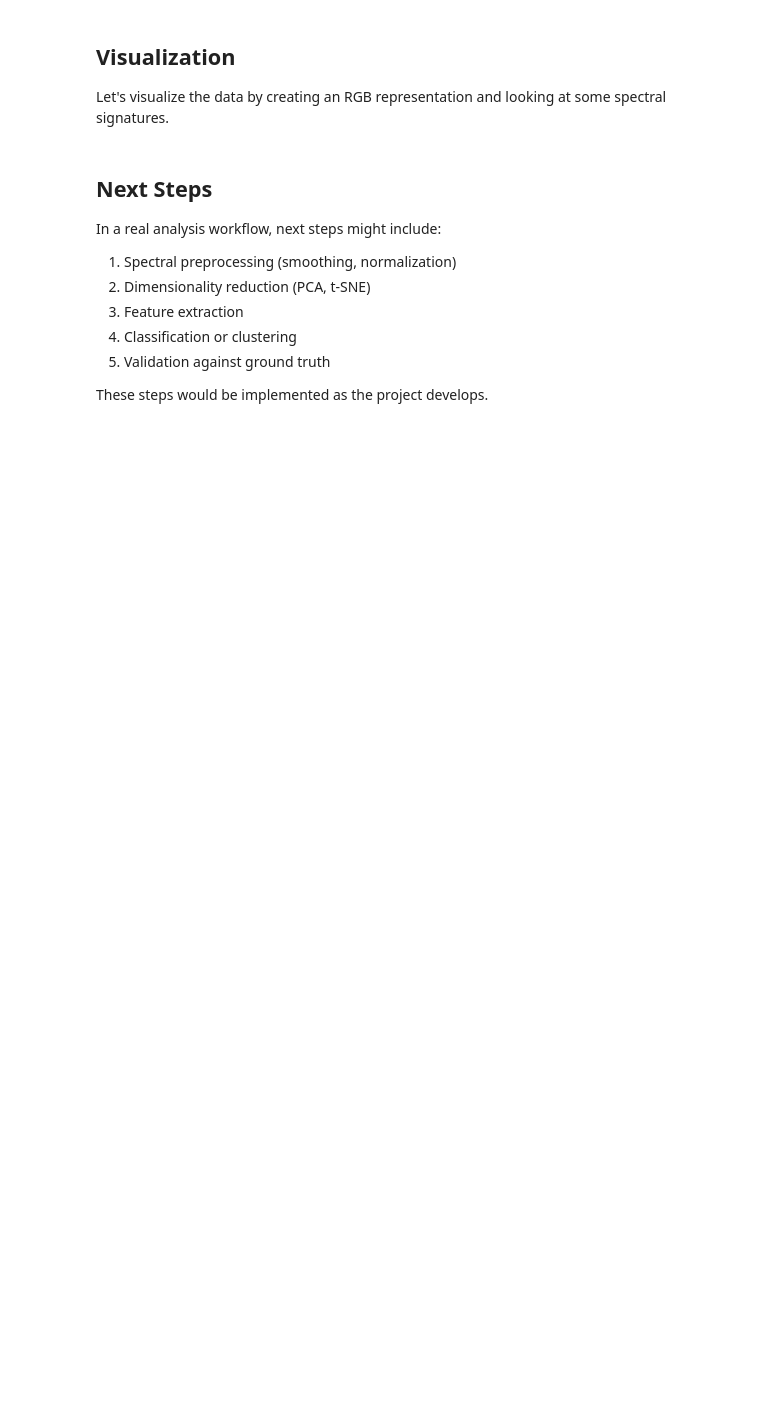
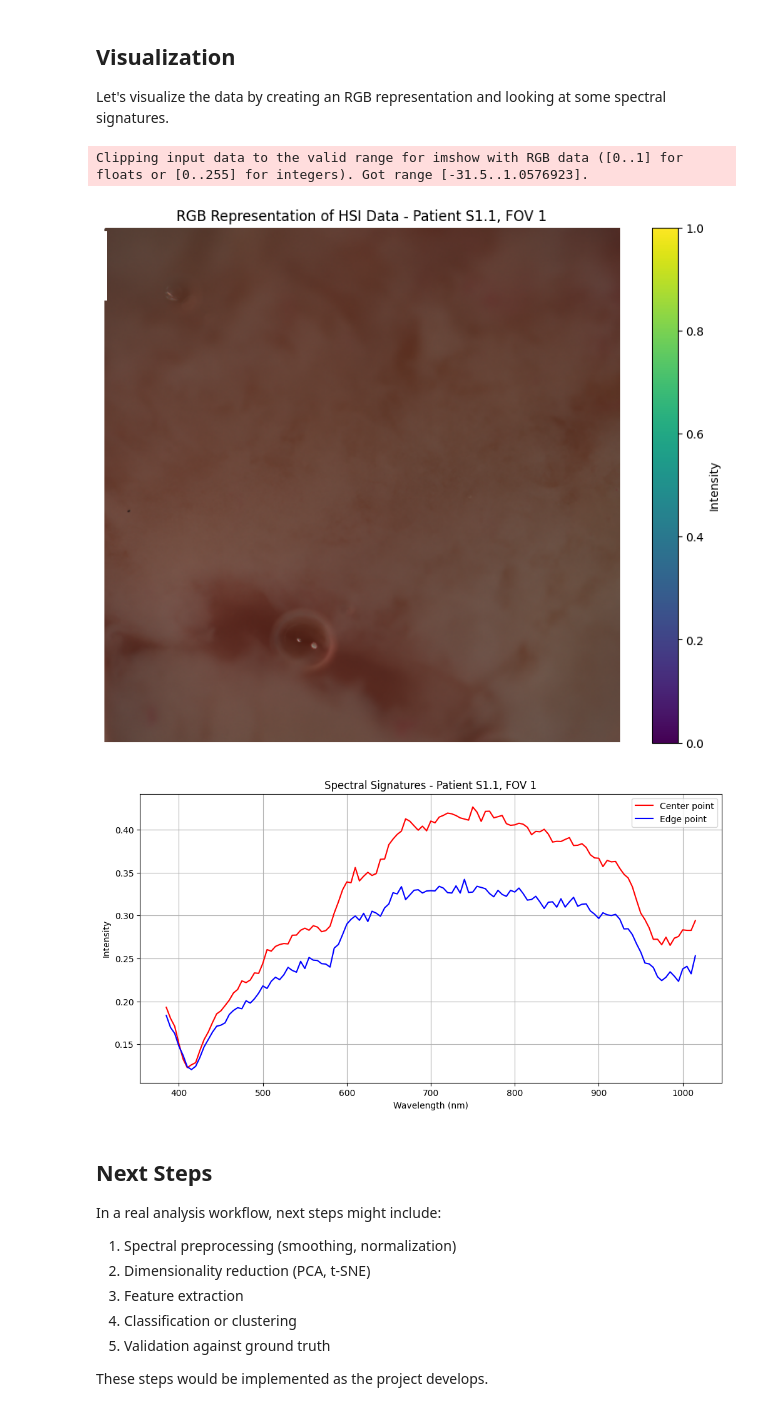
Before and after one commit to TimMachTUM/hsi-biopsy, a Jupyter notebook: notebooks/example_analysis.ipynb, the cells around one changed output. Saved outputs shown, nothing was run; the diff lists cells and outputs as text; code cells hidden in the pictures; blank space fills up the shorter version.

```diff
--- a/notebooks/example_analysis.ipynb
+++ b/notebooks/example_analysis.ipynb
@@ -50,0 +38,12 @@ for i in range(center_i - radius, center_i + radius):
+# %%
+# Print shape of the HSI cube
+print(f"HSI cube shape: {sample['hsi_cube'].shape}")
+
+# Create wavelength array (for demonstration)
+wavelengths = np.linspace(385, 1015, 127)
+print(f"\nWavelengths: {wavelengths[0]:.1f} - {wavelengths[-1]:.1f} nm")
+
+# Print metadata
+print("\nMetadata:")
+for key, value in sample['metadata'].items():
+    print(f"  {key}: {value}")
@@ -54,53 +68,57 @@ for i in range(center_i - radius, center_i + radius):
 Let's visualize the data by creating an RGB representation and looking at some spectral signatures.
 # %%
 def create_rgb(hsi_data, wavelengths, r_band=650, g_band=550, b_band=450):
-    """Create RGB image from hyperspectral data"""
-    # Find closest wavelength bands
+    """
+    Create an (H, W, 3) RGB image from a hyperspectral cube,
+    performing per-channel min-max normalization while handling NaN and infinite values.
+    """
+    # pick nearest bands
     r_idx = np.argmin(np.abs(wavelengths - r_band))
     g_idx = np.argmin(np.abs(wavelengths - g_band))
     b_idx = np.argmin(np.abs(wavelengths - b_band))
 
-    # Create RGB image
-    rgb = np.zeros((hsi_data.shape[0], hsi_data.shape[1], 3))
-    rgb[:, :, 0] = hsi_data[:, :, r_idx]
-    rgb[:, :, 1] = hsi_data[:, :, g_idx]
-    rgb[:, :, 2] = hsi_data[:, :, b_idx]
-
-    # Normalize to 0-1 range for display
-    for i in range(3):
-        channel_min = rgb[:, :, i].min()
-        channel_max = rgb[:, :, i].max()
-        rgb[:, :, i] = (rgb[:, :, i] - channel_min) / (channel_max - channel_min)
+    # stack into H×W×3 and cast to float32
+    rgb = np.stack([
+        hsi_data[r_idx],
+        hsi_data[g_idx],
+        hsi_data[b_idx]
+    ], axis=-1).astype(np.float32)
 
     return rgb
 
+
 # Create and display RGB image
-rgb_image = create_rgb(hsi_data, wavelengths)
+wavelengths = np.linspace(385, 1015, 127)
+rgb_image = create_rgb(sample["hsi_cube"], wavelengths, r_band=708, g_band=530, b_band=480)
 
 plt.figure(figsize=(10, 8))
 plt.imshow(rgb_image)
-plt.title('RGB Representation of HSI Data')
-plt.axis('off')
-plt.colorbar(label='Intensity')
+plt.title(f"RGB Representation of HSI Data - Patient {sample['patient_id']}, FOV {sample['fov']}")
+plt.axis("off")
+plt.colorbar(label="Intensity")
 plt.show()
 
 # Plot some example spectra
+# Get center coordinates for demonstration
+h, w = sample["hsi_cube"].shape[1:3]  # Get height and width
+center_i, center_j = h // 2, w // 2  # Center coordinates
+edge_i, edge_j = 10, 10  # Edge coordinates
+
 plt.figure(figsize=(12, 6))
-
-# Normal tissue spectrum (from outside the ROI)
-normal_i, normal_j = 10, 10
-plt.plot(wavelengths, hsi_data[normal_i, normal_j, :], 'b-', label='Normal tissue')
-
-# ROI spectrum (from inside the circle)
-roi_i, roi_j = center_i, center_j
-plt.plot(wavelengths, hsi_data[roi_i, roi_j, :], 'r-', label='Region of interest')
+# Plot spectra from two different locations
+plt.plot(wavelengths, sample["hsi_cube"][:, center_i, center_j], 'r-', label='Center point')
+plt.plot(wavelengths, sample["hsi_cube"][:, edge_i, edge_j], 'b-', label='Edge point')
 
 plt.xlabel('Wavelength (nm)')
 plt.ylabel('Intensity')
-plt.title('Spectral Signatures')
+plt.title(f'Spectral Signatures - Patient {sample["patient_id"]}, FOV {sample["fov"]}')
 plt.legend()
 plt.grid(True)
 plt.show()
+# %% [output]
+Clipping input data to the valid range for imshow with RGB data ([0..1] for floats or [0..255] for integers). Got range [-31.5..1.0576923].
+[figure, added]
+[figure, added]
 # %% [markdown]
 ## Next Steps
 
```
Also changed, not shown: parts of 7 cells of this notebook, 3 other files.
